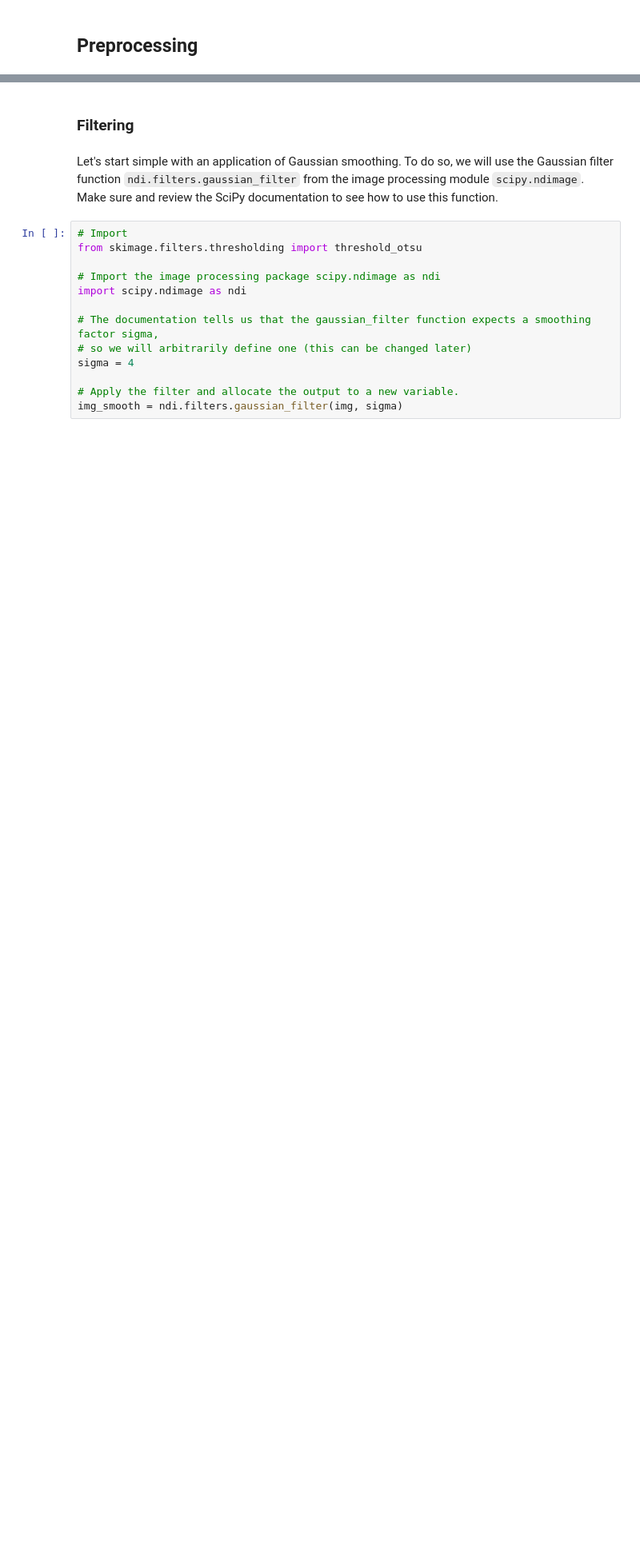
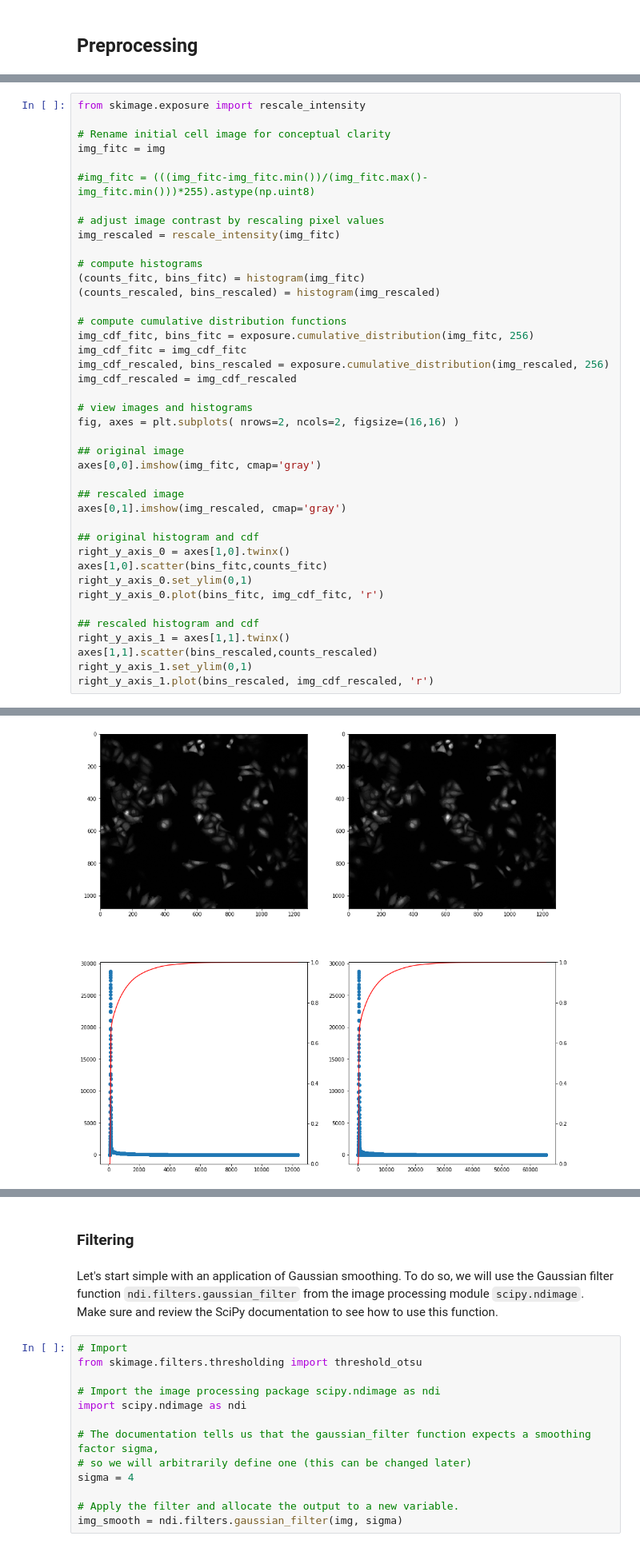
Before and after one commit to vanvalenlab/intro-to-deepcell, a Jupyter notebook: Day2_ImageProcessing.ipynb, the cells around one changed output, grey strips where cells are left out. Shown at 80% size. Drawn from its saved outputs; the diff is of its cells as text; blank space fills up the shorter version.

```diff
--- a/Day2_ImageProcessing.ipynb
+++ b/Day2_ImageProcessing.ipynb
@@ -120,0 +234,42 @@ plt.show()
+# %%
+from skimage.exposure import rescale_intensity
+
+# Rename initial cell image for conceptual clarity
+img_fitc = img
+
+#img_fitc = (((img_fitc-img_fitc.min())/(img_fitc.max()-img_fitc.min()))*255).astype(np.uint8)
+
+# adjust image contrast by rescaling pixel values
+img_rescaled = rescale_intensity(img_fitc)
+
+# compute histograms
+(counts_fitc, bins_fitc) = histogram(img_fitc)
+(counts_rescaled, bins_rescaled) = histogram(img_rescaled)
+
+# compute cumulative distribution functions
+img_cdf_fitc, bins_fitc = exposure.cumulative_distribution(img_fitc, 256)
+img_cdf_fitc = img_cdf_fitc
+img_cdf_rescaled, bins_rescaled = exposure.cumulative_distribution(img_rescaled, 256)
+img_cdf_rescaled = img_cdf_rescaled
+
+# view images and histograms
+fig, axes = plt.subplots( nrows=2, ncols=2, figsize=(16,16) )
+
+## original image
+axes[0,0].imshow(img_fitc, cmap='gray')
+
+## rescaled image
+axes[0,1].imshow(img_rescaled, cmap='gray')
+
+## original histogram and cdf
+right_y_axis_0 = axes[1,0].twinx()
+axes[1,0].scatter(bins_fitc,counts_fitc)
+right_y_axis_0.set_ylim(0,1)
+right_y_axis_0.plot(bins_fitc, img_cdf_fitc, 'r')
+
+## rescaled histogram and cdf
+right_y_axis_1 = axes[1,1].twinx()
+axes[1,1].scatter(bins_rescaled,counts_rescaled)
+right_y_axis_1.set_ylim(0,1)
+right_y_axis_1.plot(bins_rescaled, img_cdf_rescaled, 'r')
+# %% [output]
@@ -120,0 +277 @@ plt.show()
+[figure, added]
```
Also changed, not shown: parts of 62 cells of this notebook.
